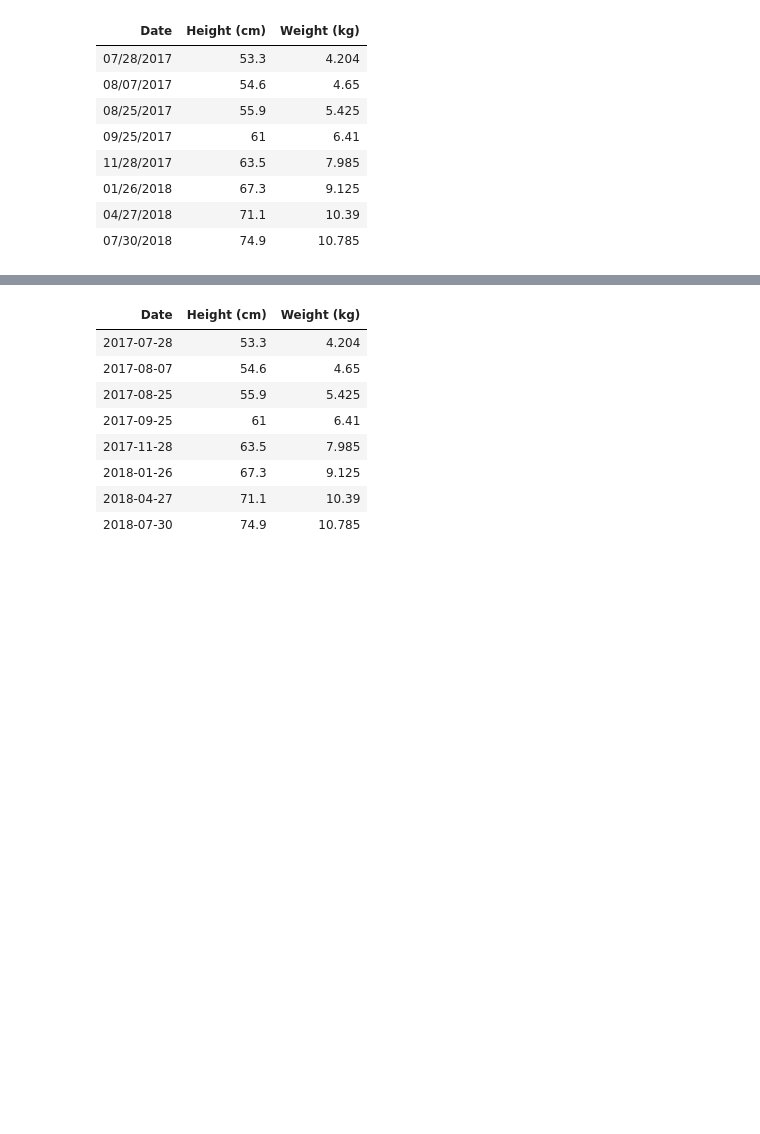
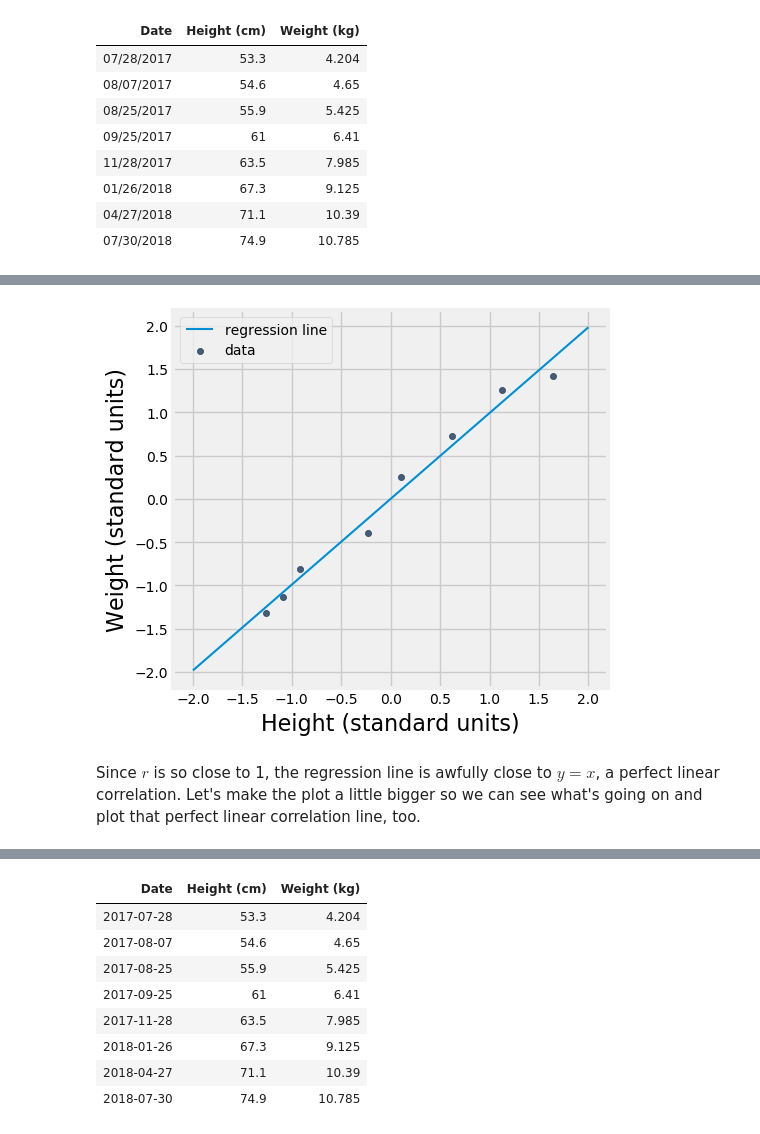
Before and after one commit to lkuper/composition.al-notebooks, a Jupyter notebook: regression.ipynb, the cells around one changed output, grey strips where cells are left out. Drawn from its saved outputs; the diff is of its cells as text; code cells hidden in the pictures; blank space fills up the shorter version.

Commit message:
WIP on regression notebook.

```diff
--- a/regression.ipynb
+++ b/regression.ipynb
@@ -82,0 +97,10 @@ plot_data_and_line(heightweight_standard,
+# %%
+heightweight_standard.scatter("Height (standard units)", "Weight (standard units)", label="data")
+x = np.array(range(-2, 3))
+y = r * x # <-- the regression equation!
+plots.plot(x, y, label="regression line", linewidth=1.5)
+plots.legend();
+# %% [output]
+[figure, added]
+# %% [markdown]
+Since $r$ is so close to 1, the regression line is awfully close to $y = x$, a perfect linear correlation.  Let's make the plot a little bigger so we can see what's going on and plot that perfect linear correlation line, too.
```
Also changed, not shown: parts of 22 cells of this notebook.
